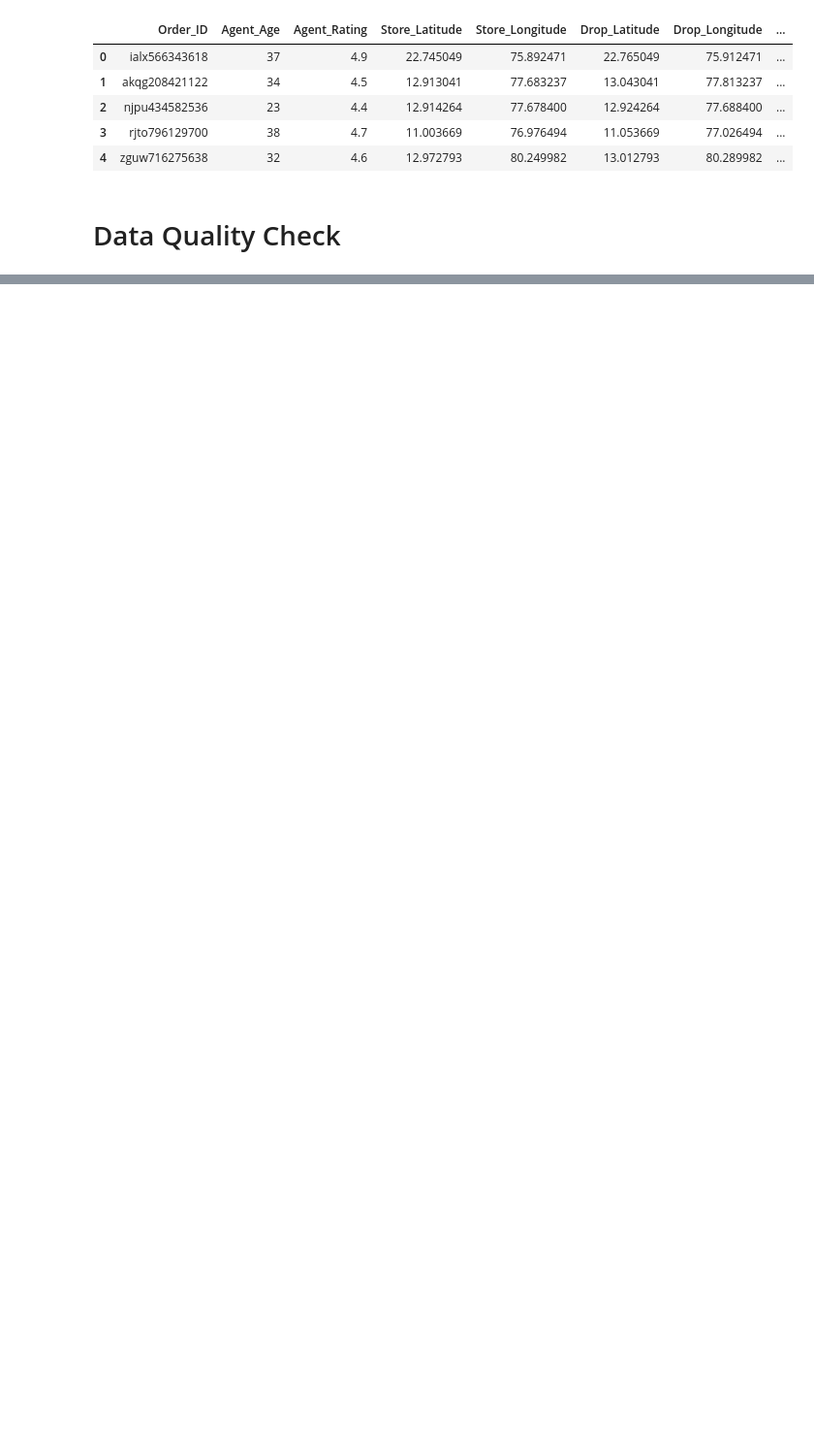
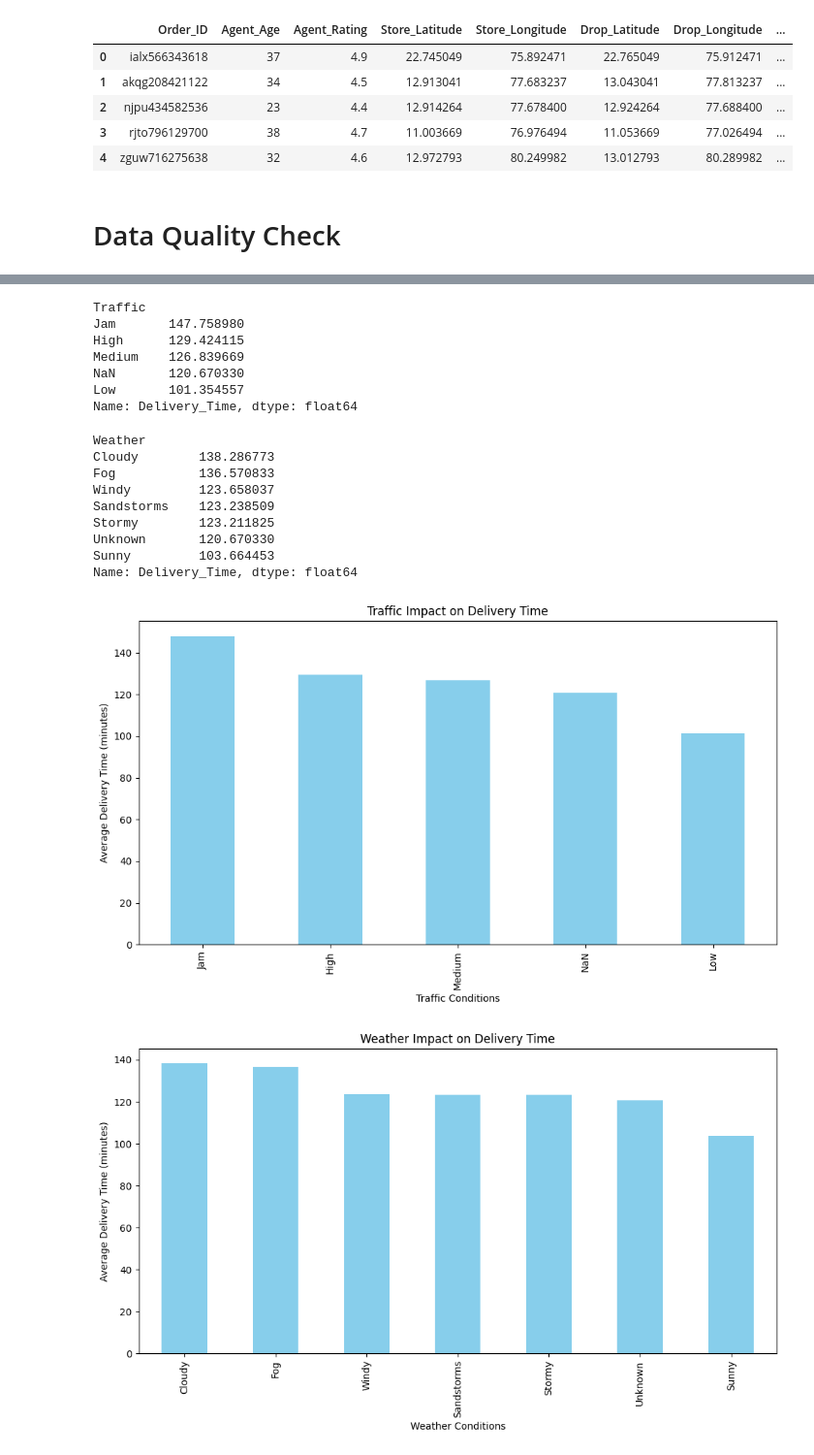
Before and after one commit to joseferur/Exploratory-Data-Analysis, a Jupyter notebook: Amazon-Delivery-Performance/Amazon-Delivery-Performance.ipynb, the cells around one changed output, grey strips where cells are left out. Shown at 97% size. Saved outputs shown, nothing was run; the diff lists cells and outputs as text; code cells hidden in the pictures; blank space fills up the shorter version.

```diff
--- a/Amazon-Delivery-Performance/Amazon-Delivery-Performance.ipynb
+++ b/Amazon-Delivery-Performance/Amazon-Delivery-Performance.ipynb
@@ -157,0 +216,31 @@ KeyError: 'distance_km'
+# %%
+num_cols = ["distance", "pickup_delay", "Agent_Age", "Agent_Rating"]
+correlation = df_clean[num_cols + ["Delivery_Time"]].corr()
+driver_strength = correlation["Delivery_Time"][num_cols].sort_values(ascending=False)
+display(driver_strength)
+
+# Analyze traffic and weather effects on delivery time
+traffic_effects = df_clean.groupby("Traffic")["Delivery_Time"].mean().sort_values(ascending=False)
+weather_effects = df_clean.groupby("Weather")["Delivery_Time"].mean().sort_values(ascending=False)
+
+display(traffic_effects)
+display(weather_effects)
+
+# Bar plot for traffic effects
+plt.figure(figsize=(10, 6))
+traffic_effects.plot(kind="bar", color="skyblue")
+plt.title("Traffic Impact on Delivery Time")
+plt.xlabel("Traffic Conditions")
+plt.ylabel("Average Delivery Time (minutes)")
+plt.tight_layout()
+plt.show()
+
+# Bar plot for weather effects
+plt.figure(figsize=(10, 6))
+weather_effects.plot(kind="bar", color="skyblue")
+plt.title("Weather Impact on Delivery Time")
+plt.xlabel("Weather Conditions")
+plt.ylabel("Average Delivery Time (minutes)")
+plt.tight_layout()
+plt.show()
+# %% [output]
@@ -157,0 +252,18 @@ KeyError: 'distance_km'
+Traffic
+Jam       147.758980
+High      129.424115
+Medium    126.839669
+NaN       120.670330
+Low       101.354557
+Name: Delivery_Time, dtype: float64
+Weather
+Cloudy        138.286773
+Fog           136.570833
+Windy         123.658037
+Sandstorms    123.238509
+Stormy        123.211825
+Unknown       120.670330
+Sunny         103.664453
+Name: Delivery_Time, dtype: float64
+[figure, added]
+[figure, added]
```
Also changed, not shown: parts of 10 cells of this notebook.
